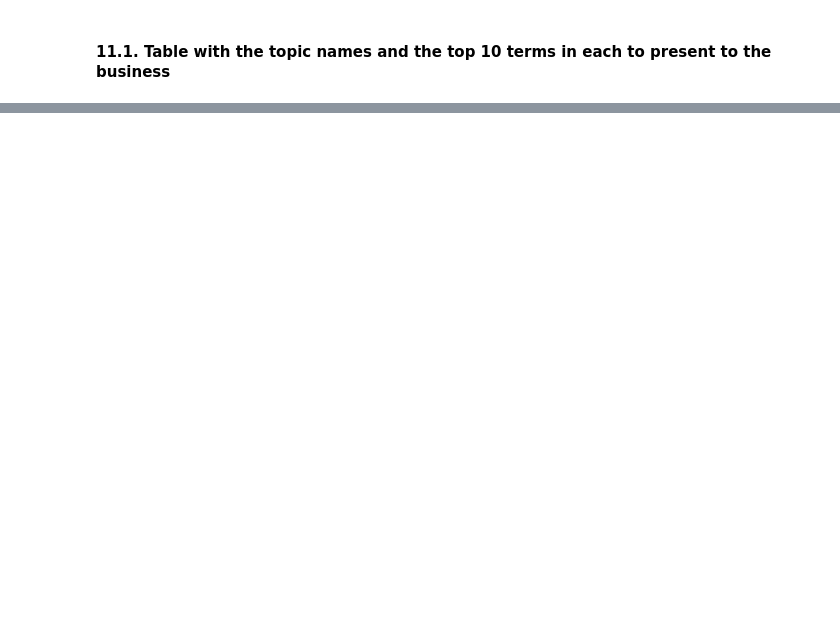
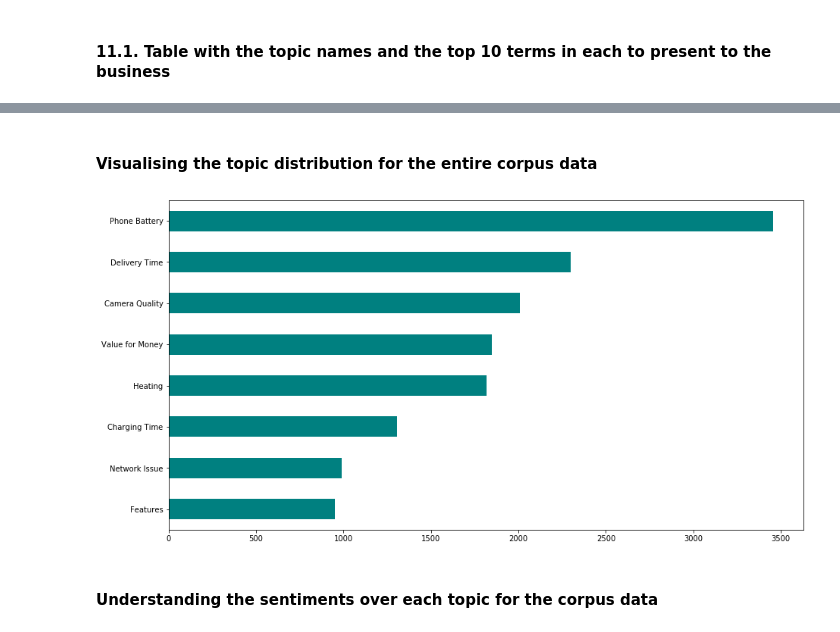
Before and after one commit to snbhattacharjya/Simplilearn, a Jupyter notebook: NLP/Project1-Topic Analysis/Topic Analysis of Review Data.ipynb, the cells around one changed output, grey strips where cells are left out. Drawn from its saved outputs; the diff is of its cells as text; code cells hidden in the pictures; blank space fills up the shorter version.

```diff
--- a/NLP/Project1-Topic Analysis/Topic Analysis of Review Data.ipynb
+++ b/NLP/Project1-Topic Analysis/Topic Analysis of Review Data.ipynb
@@ -522,0 +525,6 @@ print("Model Perplexity: ", best_lda_model.perplexity(data_vectorized))
+# %%
+doc_topics = []
+for bow in review_no_custom_sw:
+    doc_topics.append(best_lda_model.get_document_topics(dictionary.doc2bow(bow)))
+
+len(doc_topics)
@@ -522,0 +535,3 @@ print("Model Perplexity: ", best_lda_model.perplexity(data_vectorized))
+# %%
+dominant_topic = [np.argmax([prob for topic, prob in doc_topic]) for doc_topic in doc_topics]
+len(dominant_topic)
@@ -522,0 +540,3 @@ print("Model Perplexity: ", best_lda_model.perplexity(data_vectorized))
+# %%
+data['dominant_topic'] = dominant_topic
+data.head(10)
@@ -522,0 +557,3 @@ print("Model Perplexity: ", best_lda_model.perplexity(data_vectorized))
+# %%
+data['dominant_topic'] = data['dominant_topic'].map(topic_names)
+data.head(10)
@@ -522,0 +589,9 @@ print("Model Perplexity: ", best_lda_model.perplexity(data_vectorized))
+# %% [markdown]
+#### Visualising the topic distribution for the entire corpus data
+# %%
+data['dominant_topic'].value_counts().sort_values().plot(kind='barh', figsize=(15,8), color='teal')
+plt.show()
+# %% [output]
+[figure, added]
+# %% [markdown]
+#### Understanding the sentiments over each topic for the corpus data
```
Also changed, not shown: parts of 61 cells of this notebook, 4 other files.
